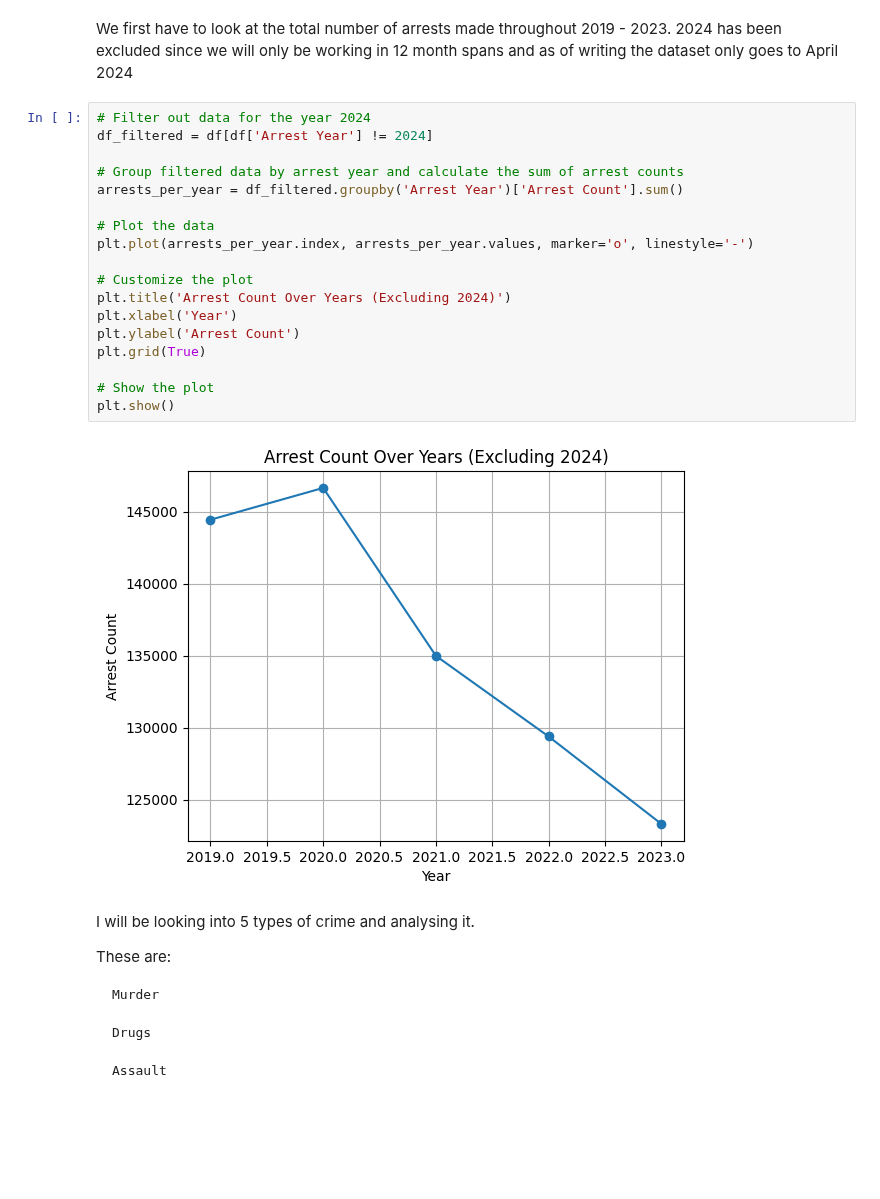
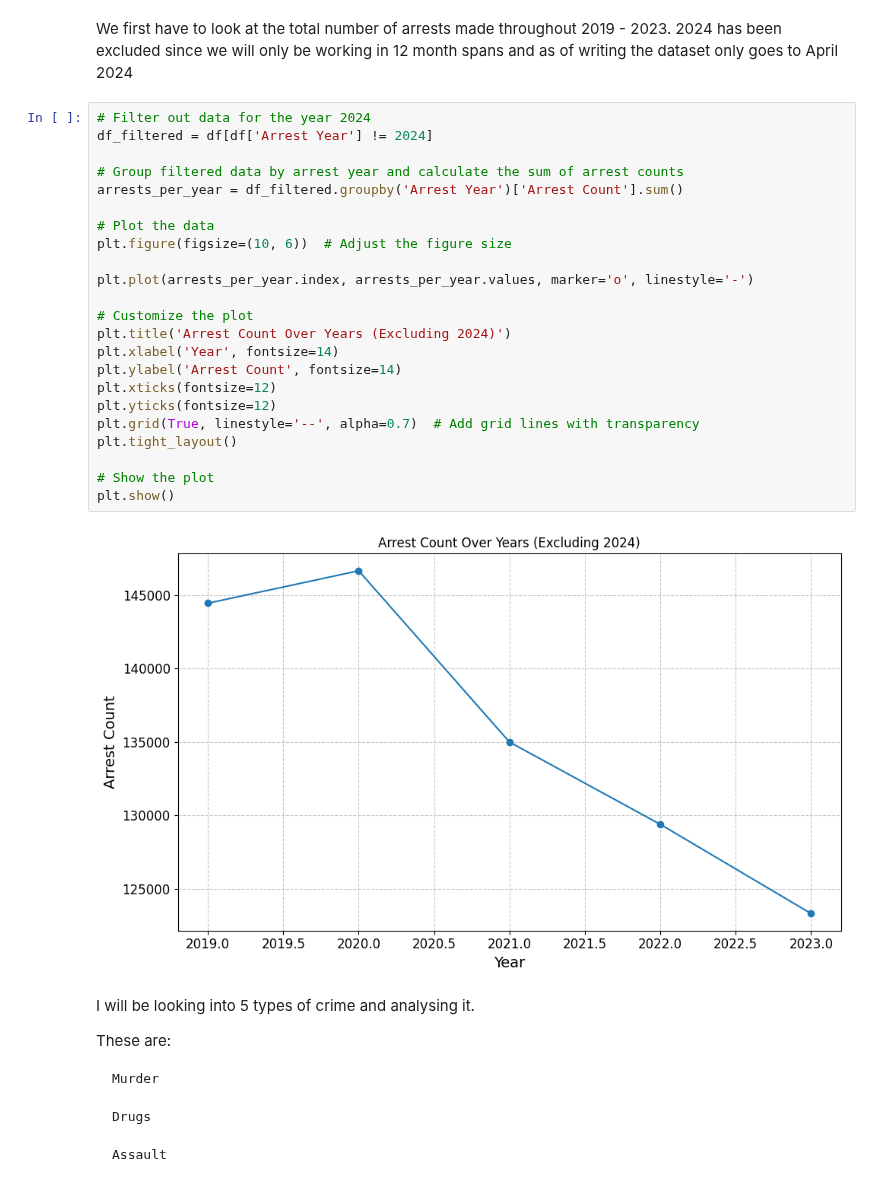
Before and after one commit to Ozan797/Crime-Visualiser, a Jupyter notebook: Arrests.ipynb, the cells around one changed output. Drawn from its saved outputs; the diff is of its cells as text; blank space fills up the shorter version.

Commit message:
added graphs

```diff
--- a/Arrests.ipynb
+++ b/Arrests.ipynb
@@ -93,23 +93,28 @@ We first have to look at the total number of arrests made throughout 2019 - 2023
 # %%
 # Filter out data for the year 2024
 df_filtered = df[df['Arrest Year'] != 2024]
 
 # Group filtered data by arrest year and calculate the sum of arrest counts
 arrests_per_year = df_filtered.groupby('Arrest Year')['Arrest Count'].sum()
 
 # Plot the data
+plt.figure(figsize=(10, 6))  # Adjust the figure size
+
 plt.plot(arrests_per_year.index, arrests_per_year.values, marker='o', linestyle='-')
 
 # Customize the plot
 plt.title('Arrest Count Over Years (Excluding 2024)')
-plt.xlabel('Year')
-plt.ylabel('Arrest Count')
-plt.grid(True)
+plt.xlabel('Year', fontsize=14)
+plt.ylabel('Arrest Count', fontsize=14)
+plt.xticks(fontsize=12)
+plt.yticks(fontsize=12)
+plt.grid(True, linestyle='--', alpha=0.7)  # Add grid lines with transparency
+plt.tight_layout()
 
 # Show the plot
 plt.show()
 # %% [output]
-[figure, old version]
+[figure, new version]
 # %% [markdown]
 I will be looking into 5 types of crime and analysing it.
 
```
Also changed, not shown: parts of 2 cells of this notebook, 15 other files.
